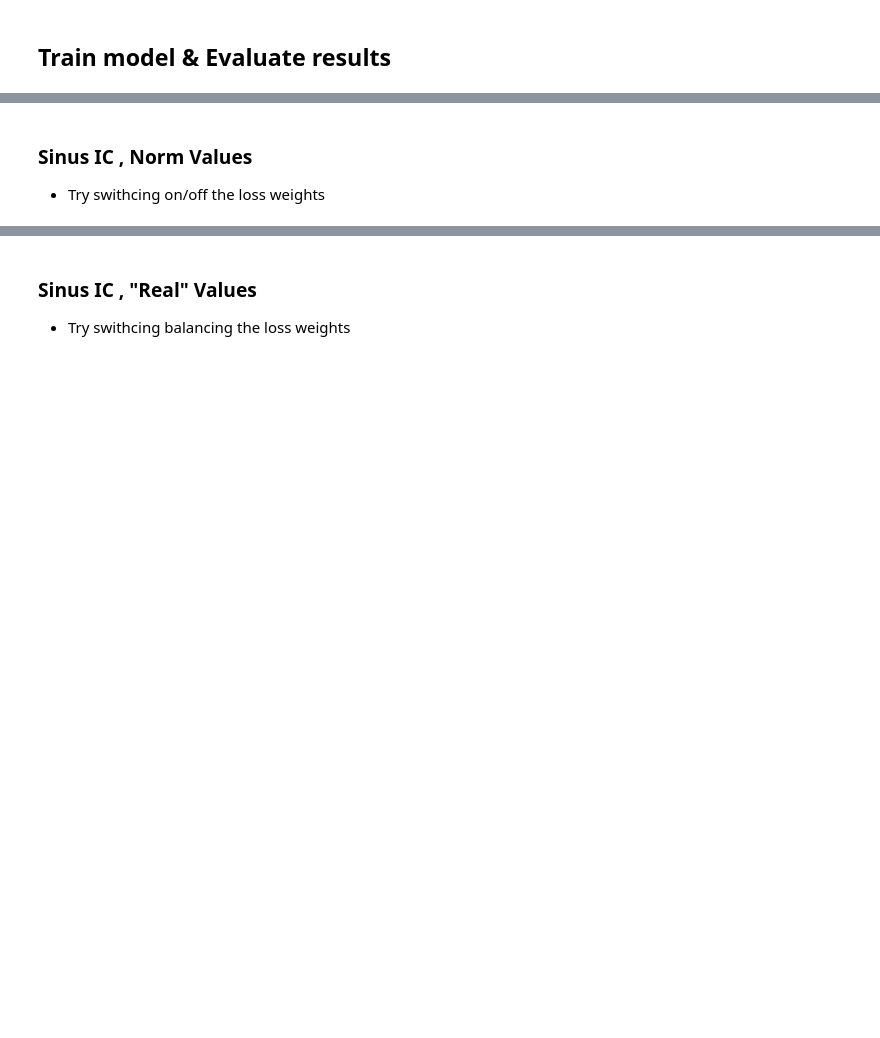
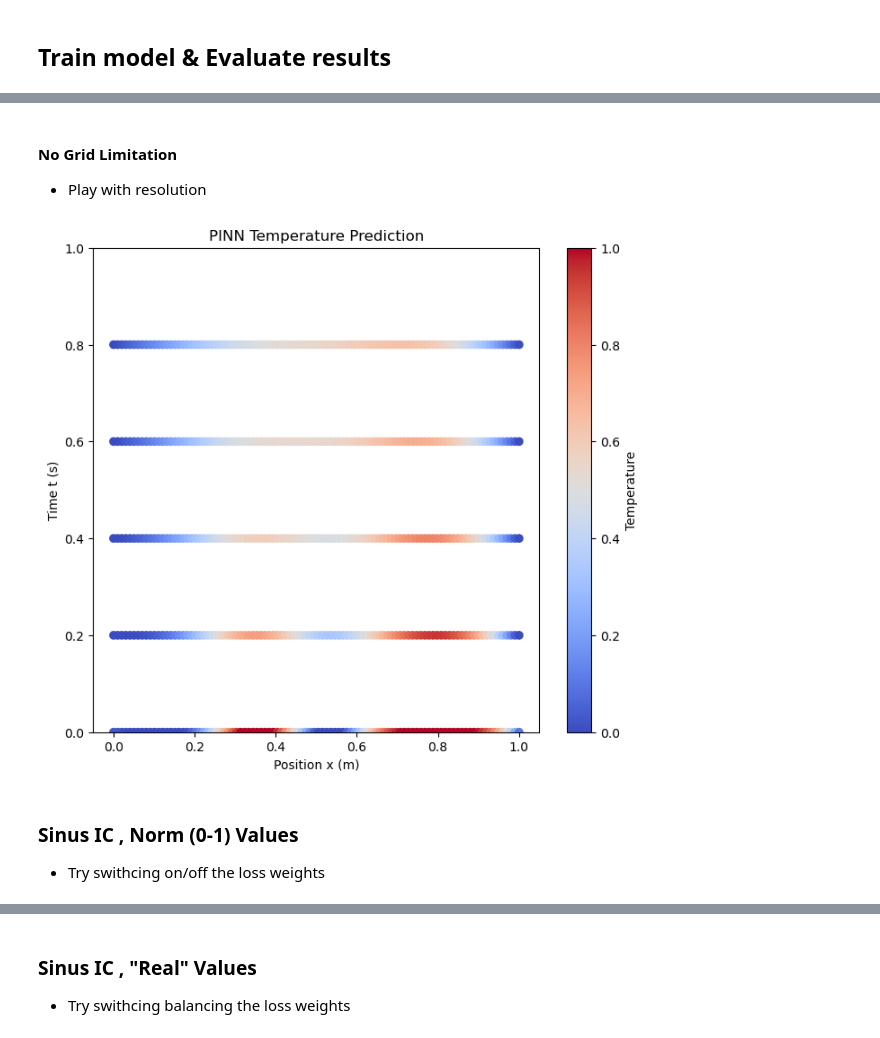
Before and after one commit to imriaharoni/PINN_Workshop, a Jupyter notebook: PINN_1D_Heat_Eq_Workshop_V2.ipynb, the cells around one changed output, grey strips where cells are left out. Cells and saved outputs as stored; diff of their text form; code cells hidden in the pictures; blank space fills up the shorter version.

```diff
--- a/PINN_1D_Heat_Eq_Workshop_V2.ipynb
+++ b/PINN_1D_Heat_Eq_Workshop_V2.ipynb
@@ -277,8 +322,8 @@ num_boundary_points = 100
 
 system_params = {'alpha': alpha,'L': L, 'T_max': T_max, 'U_max': U_max}
 
-model = PINN()
-losses = train_PINN(model,
+model_block_norm = PINN()
+losses = train_PINN(model_block_norm,
                     num_iterations = 10000,
                     system_params = system_params,
                     num_domain_points = 1000,
@@ -288,5 +333,5 @@ losses = train_PINN(model,
                     )
 
 plot_losses(losses)
-plot_PINN_results(model,system_params, num_time_steps=20)
+plot_PINN_results(model_block_norm,system_params, num_time_steps=20)
 # %% [output]
@@ -304,6 +349,13 @@ iter 9000 total_loss 0.038 ic_loss 0.0345 bc_loss 0.0012 pde_loss 0.0027
 [figure]
+# %% [markdown]
+#### No Grid Limitation
+- Play with resolution
+# %%
+sample_results_block = plot_PINN_results(model_block_norm,system_params, num_time_steps=5)
+# %% [output]
+[figure, added]
 # %% [markdown]
-### Sinus IC , Norm Values
+### Sinus IC , Norm (0-1) Values
 - Try swithcing on/off the loss weights
 # %%
 alpha = 0.1 # thermal diffusivity [m^2/s]
```
Also changed, not shown: parts of 29 cells of this notebook, 6 other files.
